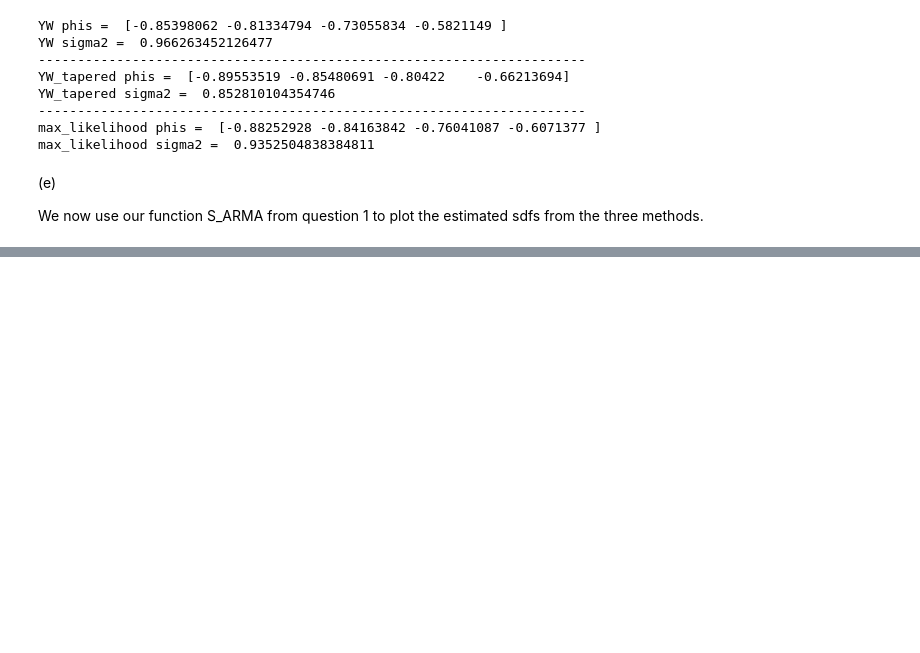
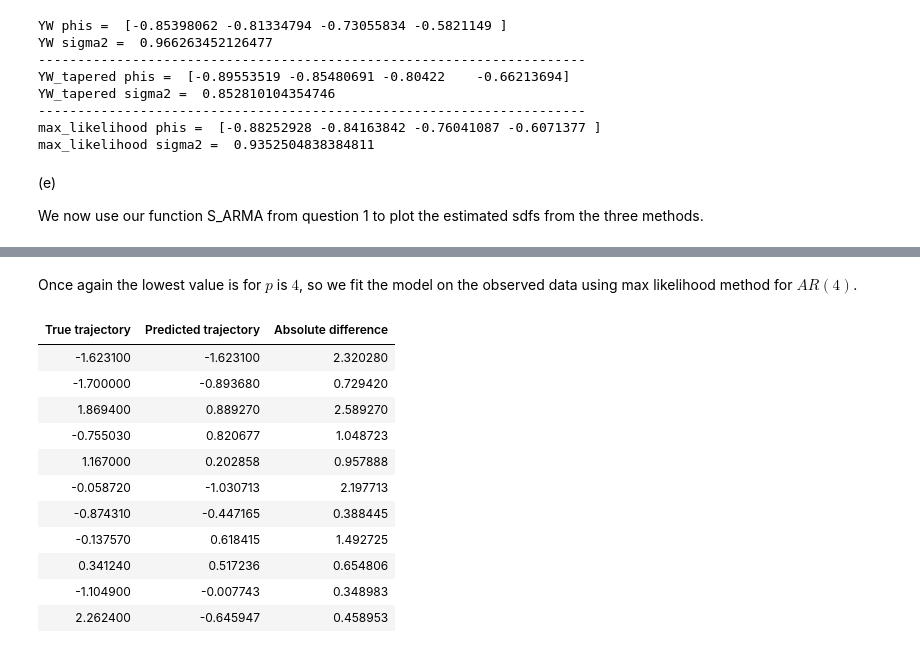
Before and after one commit to ivankirev13/Fitting-and-Forecasting-Autoregressive-Moving-Average-Processes, a Jupyter notebook: Time Series Analysis Coursework.ipynb, the cells around one changed output, grey strips where cells are left out. Cells and saved outputs as stored; diff of their text form; code cells hidden in the pictures; blank space fills up the shorter version.

```diff
--- a/Time Series Analysis Coursework.ipynb
+++ b/Time Series Analysis Coursework.ipynb
@@ -595,0 +666,35 @@ Question 3
+# %% [markdown]
+Once again the lowest value is for $p$ is $4$, so we fit the model on the observed data using max likelihood method for $AR(4)$.
+# %%
+p = 4
+observed_data = data[0:118]
+phis, sigma2 = max_likelihood(observed_data, p)
+
+predicted_data = observed_data[-p:]
+for i in range(10):
+    predicted_data.append(np.dot(phis, np.flip(predicted_data[-p:])))
+# use the last 11 data points so that the prediction is connected to observed data on the plots
+predicted_data = predicted_data[-11:]
+
+# calculate the absolute difference between the predicted values and the true data
+absolute_diff = abs(np.array(data[-12: -1]) - np.array(predicted_data))
+
+# create table
+header = ["True trajectory", "Predicted trajectory", "Absolute difference"]
+table = [data[-11:], predicted_data, absolute_diff]
+
+df = pd.DataFrame(np.column_stack(table), columns = header)
+df.style.hide_index()
+# %% [output]
+| True trajectory | Predicted trajectory | Absolute difference |
+| -1.623100 | -1.623100 | 2.320280 |
+| -1.700000 | -0.893680 | 0.729420 |
+| 1.869400 | 0.889270 | 2.589270 |
+| -0.755030 | 0.820677 | 1.048723 |
+| 1.167000 | 0.202858 | 0.957888 |
+| -0.058720 | -1.030713 | 2.197713 |
+| -0.874310 | -0.447165 | 0.388445 |
+| -0.137570 | 0.618415 | 1.492725 |
+| 0.341240 | 0.517236 | 0.654806 |
+| -1.104900 | -0.007743 | 0.348983 |
+| 2.262400 | -0.645947 | 0.458953 |
```
Also changed, not shown: parts of 29 cells of this notebook.
